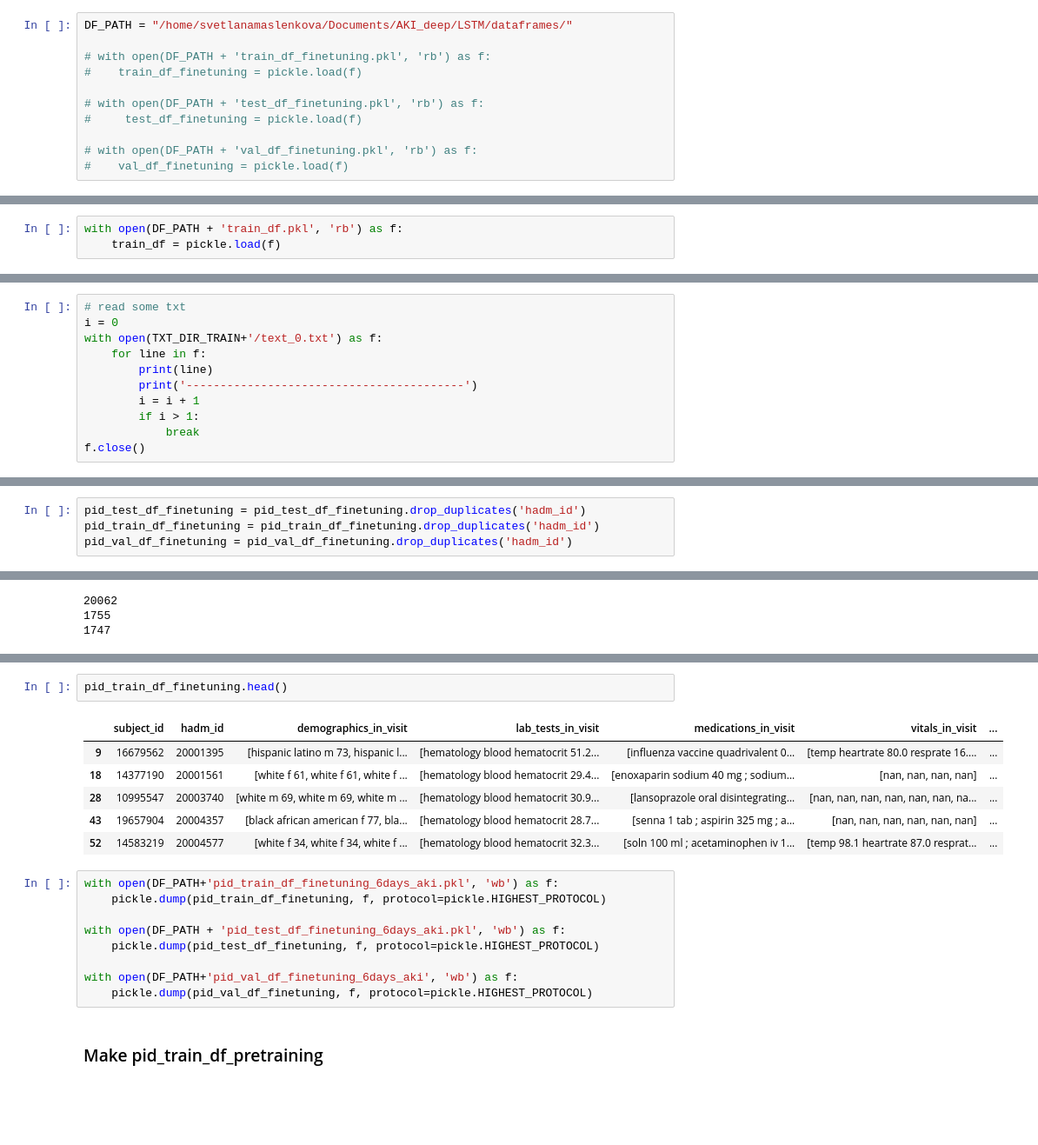
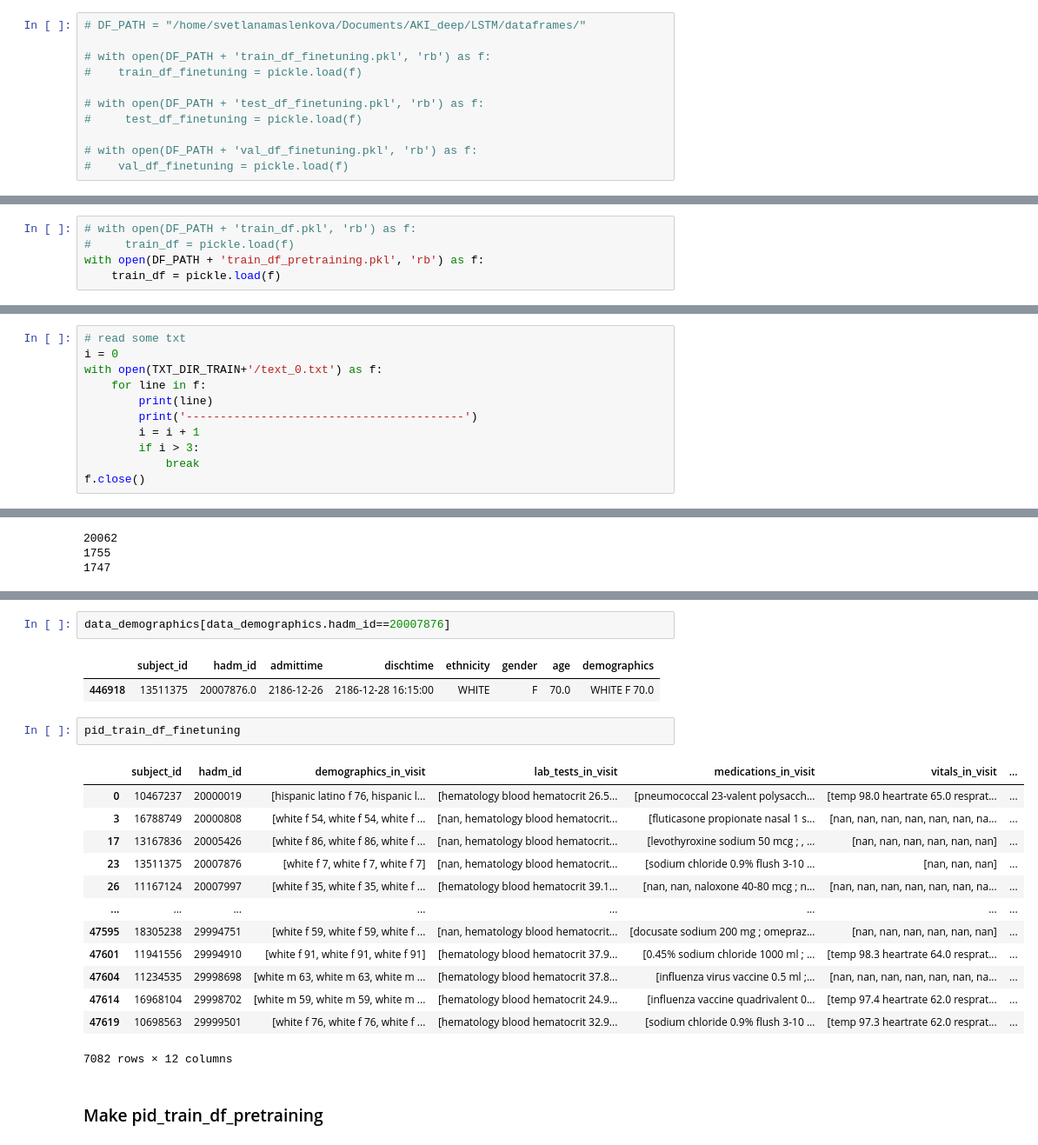
Before and after one commit to maslenkovas/aki_prediction, a Jupyter notebook: other/preprocessing.ipynb, the cells around one changed output, grey strips where cells are left out. Shown at 87% size. Saved outputs shown, nothing was run; the diff lists cells and outputs as text; blank space fills up the shorter version.

```diff
--- a/other/preprocessing.ipynb
+++ b/other/preprocessing.ipynb
@@ -2053,5 +2082,5 @@ train_df_finetuning.head()
 # %%
-DF_PATH = "/home/svetlanamaslenkova/Documents/AKI_deep/LSTM/dataframes/"
+# DF_PATH = "/home/svetlanamaslenkova/Documents/AKI_deep/LSTM/dataframes/"
 
 # with open(DF_PATH + 'train_df_finetuning.pkl', 'rb') as f:
 #    train_df_finetuning = pickle.load(f)
@@ -2086,7 +2115,9 @@ n samples in val_df 23223
 # %% [markdown]
 ### Save files for tokenizer
 # %%
-with open(DF_PATH + 'train_df.pkl', 'rb') as f:
+# with open(DF_PATH + 'train_df.pkl', 'rb') as f:
+#     train_df = pickle.load(f)
+with open(DF_PATH + 'train_df_pretraining.pkl', 'rb') as f:
     train_df = pickle.load(f)
 # %%
 print(train_df.shape)
@@ -2224,7 +2258,7 @@ with open(TXT_DIR_TRAIN+'/text_0.txt') as f:
         print(line)
         print('-----------------------------------------')
         i = i + 1
-        if i > 1:
+        if i > 3:
             break
 f.close()
 # %% [output]
@@ -2497,10 +2561,6 @@ with open(DF_PATH + 'pid_test_df_finetuning.pkl', 'rb') as f:
 
 with open(DF_PATH + 'pid_val_df_finetuning.pkl', 'rb') as f:
    pid_val_df_finetuning = pickle.load(f)
-# %%
-pid_test_df_finetuning = pid_test_df_finetuning.drop_duplicates('hadm_id')
-pid_train_df_finetuning = pid_train_df_finetuning.drop_duplicates('hadm_id')
-pid_val_df_finetuning = pid_val_df_finetuning.drop_duplicates('hadm_id')
 # %%
 print(pid_test_df_finetuning.shape[0])
 pid_test_df_finetuning.head(2)
@@ -2552,21 +2617,24 @@ len(ft_admissions)
+# %%
+data_demographics[data_demographics.hadm_id==20007876]
+# %% [output]
+|  | subject_id | hadm_id | admittime | dischtime | ethnicity | gender | age | demographics |
+| 446918 | 13511375 | 20007876.0 | 2186-12-26 | 2186-12-28 16:15:00 | WHITE | F | 70.0 | WHITE F 70.0 |
 # %%
-pid_train_df_finetuning.head()
+pid_train_df_finetuning
 # %% [output]
 |  | subject_id | hadm_id | demographics_in_visit | lab_tests_in_visit | medications_in_visit | vitals_in_visit | ... |
-| 9 | 16679562 | 20001395 | [hispanic latino m 73, hispanic l... | [hematology blood hematocrit 51.2... | [influenza vaccine quadrivalent 0... | [temp heartrate 80.0 resprate 16.... | ... |
-| 18 | 14377190 | 20001561 | [white f 61, white f 61, white f ... | [hematology blood hematocrit 29.4... | [enoxaparin sodium 40 mg ; sodium... | [nan, nan, nan, nan] | ... |
-| 28 | 10995547 | 20003740 | [white m 69, white m 69, white m ... | [hematology blood hematocrit 30.9... | [lansoprazole oral disintegrating... | [nan, nan, nan, nan, nan, nan, na... | ... |
-| 43 | 19657904 | 20004357 | [black african american f 77, bla... | [hematology blood hematocrit 28.7... | [senna 1 tab ; aspirin 325 mg ; a... | [nan, nan, nan, nan, nan, nan] | ... |
-| 52 | 14583219 | 20004577 | [white f 34, white f 34, white f ... | [hematology blood hematocrit 32.3... | [soln 100 ml ; acetaminophen iv 1... | [temp 98.1 heartrate 87.0 resprat... | ... |
+| 0 | 10467237 | 20000019 | [hispanic latino f 76, hispanic l... | [hematology blood hematocrit 26.5... | [pneumococcal 23-valent polysacch... | [temp 98.0 heartrate 65.0 resprat... | ... |
+| 3 | 16788749 | 20000808 | [white f 54, white f 54, white f ... | [nan, hematology blood hematocrit... | [fluticasone propionate nasal 1 s... | [nan, nan, nan, nan, nan, nan, na... | ... |
+| 17 | 13167836 | 20005426 | [white f 86, white f 86, white f ... | [nan, hematology blood hematocrit... | [levothyroxine sodium 50 mcg ; , ... | [nan, nan, nan, nan, nan, nan] | ... |
+| 23 | 13511375 | 20007876 | [white f 7, white f 7, white f 7] | [nan, hematology blood hematocrit... | [sodium chloride 0.9% flush 3-10 ... | [nan, nan, nan] | ... |
+| 26 | 11167124 | 20007997 | [white f 35, white f 35, white f ... | [hematology blood hematocrit 39.1... | [nan, nan, naloxone 40-80 mcg ; n... | [nan, nan, nan, nan, nan, nan, na... | ... |
+| ... | ... | ... | ... | ... | ... | ... | ... |
+| 47595 | 18305238 | 29994751 | [white f 59, white f 59, white f ... | [nan, hematology blood hematocrit... | [docusate sodium 200 mg ; omepraz... | [nan, nan, nan, nan, nan, nan] | ... |
+| 47601 | 11941556 | 29994910 | [white f 91, white f 91, white f 91] | [hematology blood hematocrit 37.9... | [0.45% sodium chloride 1000 ml ; ... | [temp 98.3 heartrate 64.0 resprat... | ... |
+| 47604 | 11234535 | 29998698 | [white m 63, white m 63, white m ... | [hematology blood hematocrit 37.8... | [influenza virus vaccine 0.5 ml ;... | [nan, nan, nan, nan, nan, nan, na... | ... |
+| 47614 | 16968104 | 29998702 | [white m 59, white m 59, white m ... | [hematology blood hematocrit 24.9... | [influenza vaccine quadrivalent 0... | [temp 97.4 heartrate 62.0 resprat... | ... |
+| 47619 | 10698563 | 29999501 | [white f 76, white f 76, white f ... | [hematology blood hematocrit 32.9... | [sodium chloride 0.9% flush 3-10 ... | [temp 97.3 heartrate 62.0 resprat... | ... |
+7082 rows × 12 columns
-# %%
-with open(DF_PATH+'pid_train_df_finetuning_6days_aki.pkl', 'wb') as f:
-    pickle.dump(pid_train_df_finetuning, f, protocol=pickle.HIGHEST_PROTOCOL)
-
-with open(DF_PATH + 'pid_test_df_finetuning_6days_aki.pkl', 'wb') as f:
-    pickle.dump(pid_test_df_finetuning, f, protocol=pickle.HIGHEST_PROTOCOL)
-
-with open(DF_PATH+'pid_val_df_finetuning_6days_aki', 'wb') as f:
-    pickle.dump(pid_val_df_finetuning, f, protocol=pickle.HIGHEST_PROTOCOL)
 # %% [markdown]
 ### Make pid_train_df_pretraining
 # %%
```
Also changed, not shown: parts of 91 cells of this notebook, 2 other files.
